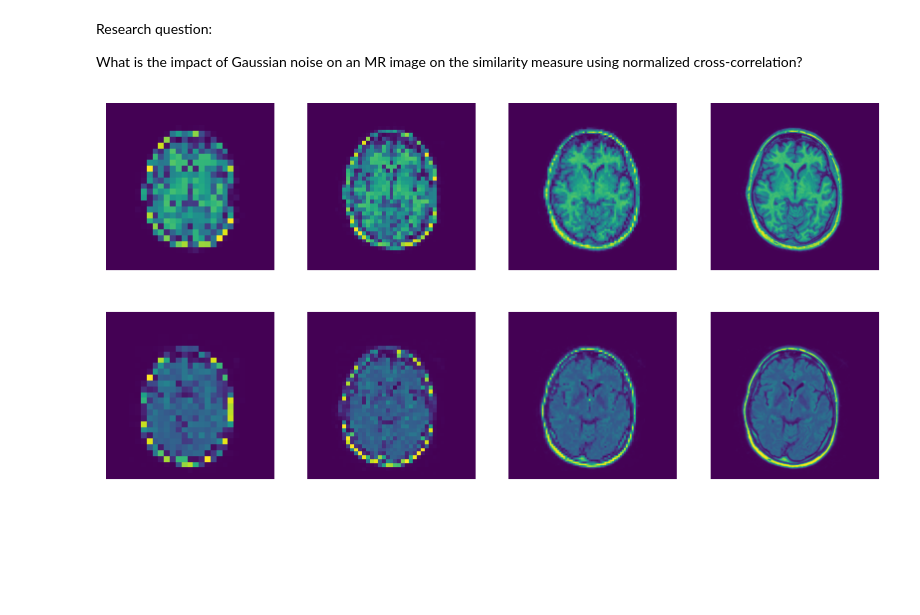
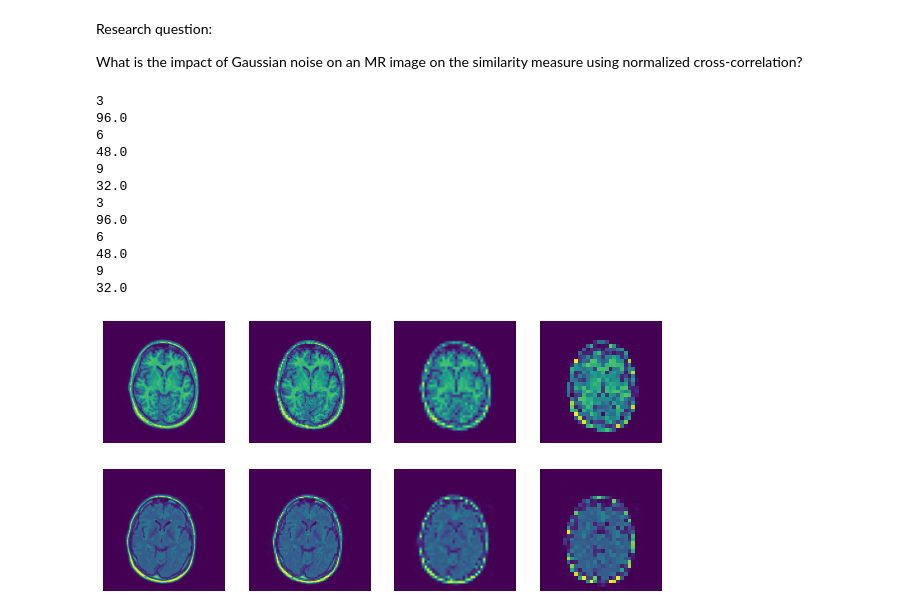
Before and after one commit to LarsvanSprang/8be030-13, a Jupyter notebook: main.ipynb, the cells around one changed output. Cells and saved outputs as stored; diff of their text form; code cells hidden in the pictures; blank space fills up the shorter version.

```diff
--- a/main.ipynb
+++ b/main.ipynb
@@ -108,24 +107,36 @@ What is the impact of Gaussian noise on an MR image on the similarity measure us
 # %%
 tIm = plt.imread('image_data/1_1_t1.tif')
 rIm = plt.imread('image_data/1_1_t2.tif')
 
-stack_original = project1.downsampler(3, 10, tIm)
-stack_rotated = project1.downsampler(3, 10, rIm)
+stack_original = project1.downsampler(3, 3, tIm)
+stack_rotated = project1.downsampler(3, 3, rIm)
 
 num_images = len(stack_original)
 
 # Create a figure with a row of subplots
 fig, axs = plt.subplots(2, num_images, figsize=((5 * num_images)/2, 5))
 
 for i, img in enumerate(stack_original):
     axs[0,i].imshow(img)
     axs[1,i].imshow(stack_rotated[i])
     axs[0,i].axis('off')  # Hide axes
     axs[1,i].axis('off')  # Hide axes
 
 plt.show()
 # %% [output]
+3
+96.0
+6
+48.0
+9
+32.0
+3
+96.0
+6
+48.0
+9
+32.0
-[figure, old version]
+[figure, new version]
 # %%
 
 for i in range(0, num_images):
```
Also changed, not shown: parts of 2 cells of this notebook, 9 other files.
